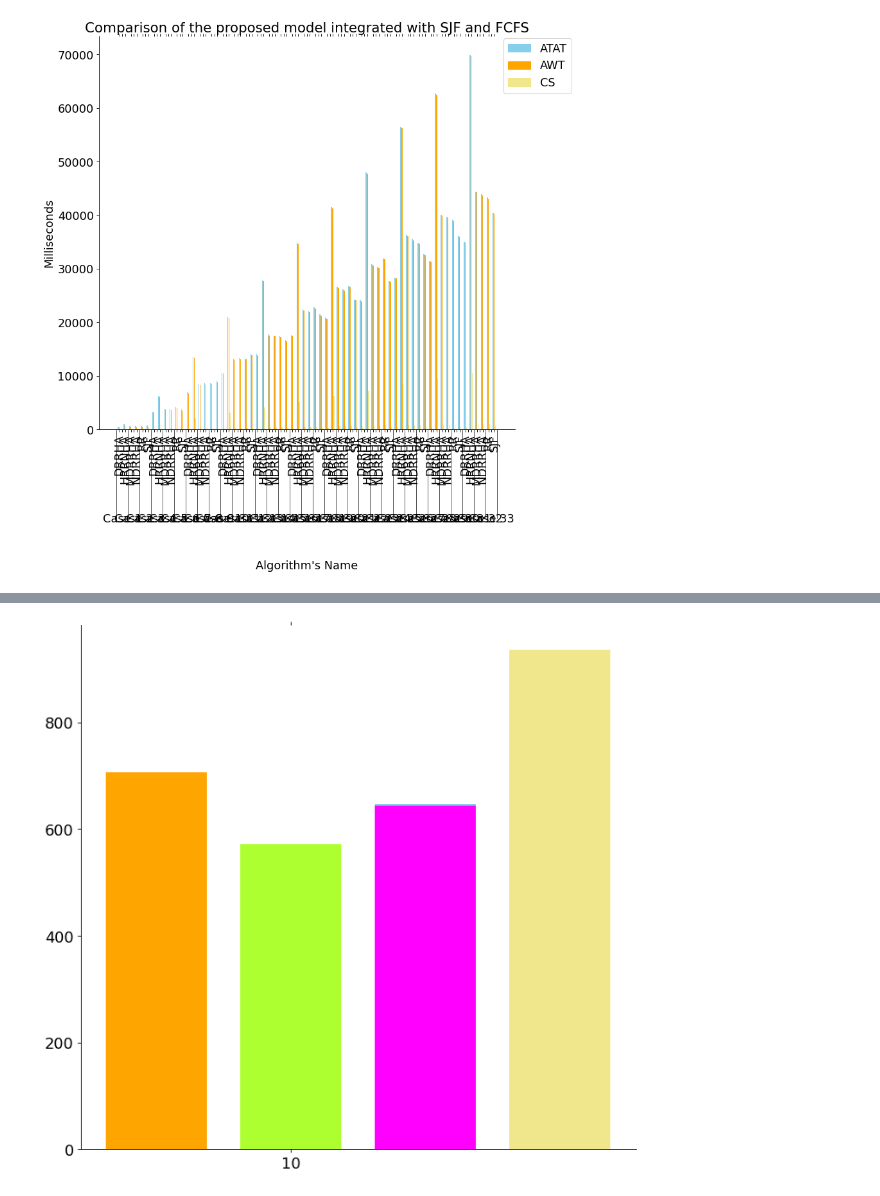
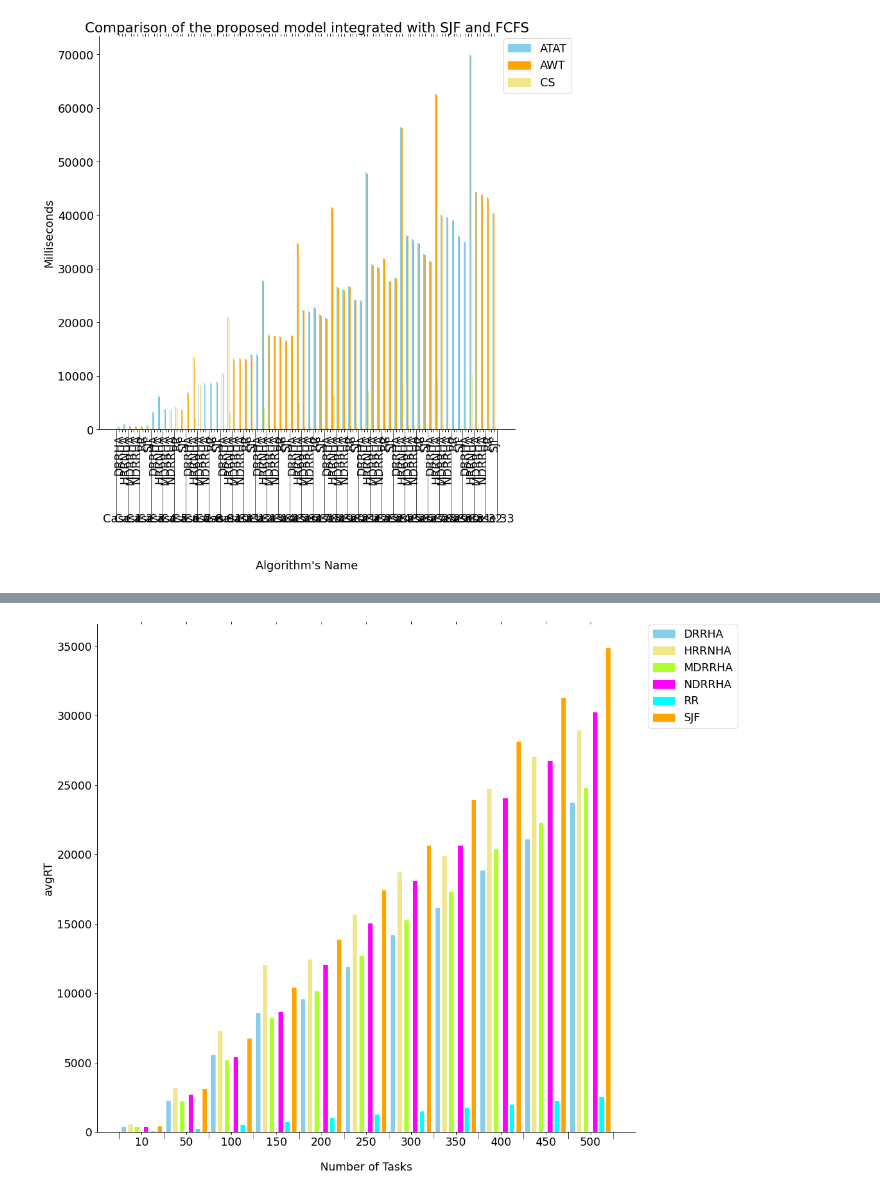
Before and after one commit to Bhaikko/mdrrha, a Jupyter notebook: src/graph_handler.ipynb, the cells around one changed output, grey strips where cells are left out. Saved outputs shown, nothing was run; the diff lists cells and outputs as text; code cells hidden in the pictures.

Commit message:
Bar graphs code fixed

```diff
--- a/src/graph_handler.ipynb
+++ b/src/graph_handler.ipynb
@@ -39,14 +39,7 @@ ALGO_COMPARISONS_ATAT_LINE = 2
 ALGO_COMPARISONS_WT_BAR = 3
 ALGO_COMPARISONS_WT_LINE = 4
 
-colors = [
-    'skyblue', 'DRRHA',
-    'orange', 'SJF',
-    'greenyellow', 'MDRRHA',
-    'fuchsia', 'NDRRHA',
-    'khaki', 'HRRNHA',
-    'aqua', 'RR'
-]
+output_filename = "./../data/dataset_filtered_output.csv"
 # %%
 # Comparison of mDRRHA with SJF and FCFS
 
@@ -176,7 +169,7 @@ plt.show()
 # %%
 # Import Data from CSV file
 dataset = pd.read_csv(
-    './../data/sample_output.csv',
+    output_filename,
     sep=r'\s*,\s*',
     header=0,
     encoding='ascii',
@@ -206,7 +199,7 @@ print(dataset)
 
 # Graph Configurations
 plt.figure(ALGO_COMPARISONS_WT_BAR)
-fig = plt.figure(figsize = (9, 9), dpi = 80)
+fig = plt.figure(figsize = (12, 12), dpi = 80)
 ax = fig.add_axes([.05, .1, .9, .85])
 
 X = dataset['#cases'].unique()
@@ -236,25 +229,27 @@ ax.set_xticklabels(X_labels)
 line_width = 0.025
 line_height = 10
 
-ax.tick_params( axis='x', which='minor', direction='out', length=line_height )
-ax.tick_params( axis='x', which='major', bottom='off', top='off' )
+ax.tick_params(axis = 'x', which = 'minor', direction = 'out', length = line_height)
+ax.tick_params(axis = 'x', which = 'major', bottom = 'off', top = 'off')
 
-# colors = [
-#     'skyblue', 'DRRHA',
-#     'orange', 'SJF',
-#     'greenyellow', 'MDRRHA',
-#     'fuchsia', 'NDRRHA',
-#     'khaki', 'HRRNHA',
-#     'aqua', 'RR'
-# ]
 
-bar_width = 0.15
+bar_width = 0.20
 paddings = [
-    2 * bar_width - 0.10,
-    -bar_width - 0.05,
-    0,
-    bar_width + 0.05,
-    2 * bar_width + 0.10
+    -0.8,
+    -0.5,
+    -0.2,
+     0.2,
+     0.5,
+     0.8
+]
+
+colors = [
+    'skyblue', 'DRRHA',
+    'khaki', 'HRRNHA',
+    'greenyellow', 'MDRRHA',
+    'fuchsia', 'NDRRHA',
+    'aqua', 'RR',
+    'orange', 'SJF',
 ]
 
 ax.spines['top'].set_visible(False)
@@ -265,21 +260,26 @@ ax.spines['right'].set_visible(False)
 # Plotting Bars
 current_value_index = 0
 num_algos = len(dataset['name'].unique())
-# average_WT_values = dataset['avgRT'].to_numpy()     # To Plot Average Waiting Times
+
+plot_metric = 'avgRT'
+# plot_metric = 'avgWT'
+# plot_metric = 'avgTAT'
+
+average_WT_values = dataset[plot_metric].to_numpy()     # To Plot Average Waiting Times
 # average_WT_values = dataset['avgWT'].to_numpy()     # To Plot Average Waiting Times
-average_WT_values = dataset['avgTAT'].to_numpy()       # To Plot Average Turn around times
+# average_WT_values = dataset['avgTAT'].to_numpy()       # To Plot Average Turn around times
 
 
-# for index, x_axis in enumerate(X_axis):
-#     for i in range(0, num_algos):
-#         ax.bar(
-#             x_axis + paddings[i],
-#             average_WT_values[current_value_index],
-#             bar_width,
-#             color = colors[2 * i]
-#         )
+for index, x_axis in enumerate(X_axis):
+    for i in range(0, num_algos):
+        ax.bar(
+            x_axis + paddings[i],
+            average_WT_values[current_value_index],
+            bar_width,
+            color = colors[2 * i]
+        )
 
-#         current_value_index += 1
+        current_value_index += 1
 
 # Configuring Legend
 legend_elements = []
@@ -297,10 +297,12 @@ ax.legend(
 
 plt.xlabel('Number of Tasks', labelpad = 20)
 
-plt.ylabel('Average Waiting Time. (Milliseconds)')
+plt.ylabel(plot_metric)
+# plt.ylabel('Average Waiting Time. (Milliseconds)')
 # plt.ylabel('Average Turnaround Time. (Milliseconds)')
 
 # plt.title('Evalulation of the average Waiting time.')
 # plt.title('Evalulation of the average turnaround time.')
+
 plt.show()
 # %% [output]
@@ -309,4 +310,4 @@ IndexError: list index out of range
-[figure, old version]
+[figure, new version]
 # %%
 # Import Data from CSV file
 dataset = pd.read_csv(
```
Also changed, not shown: parts of 4 cells of this notebook.
